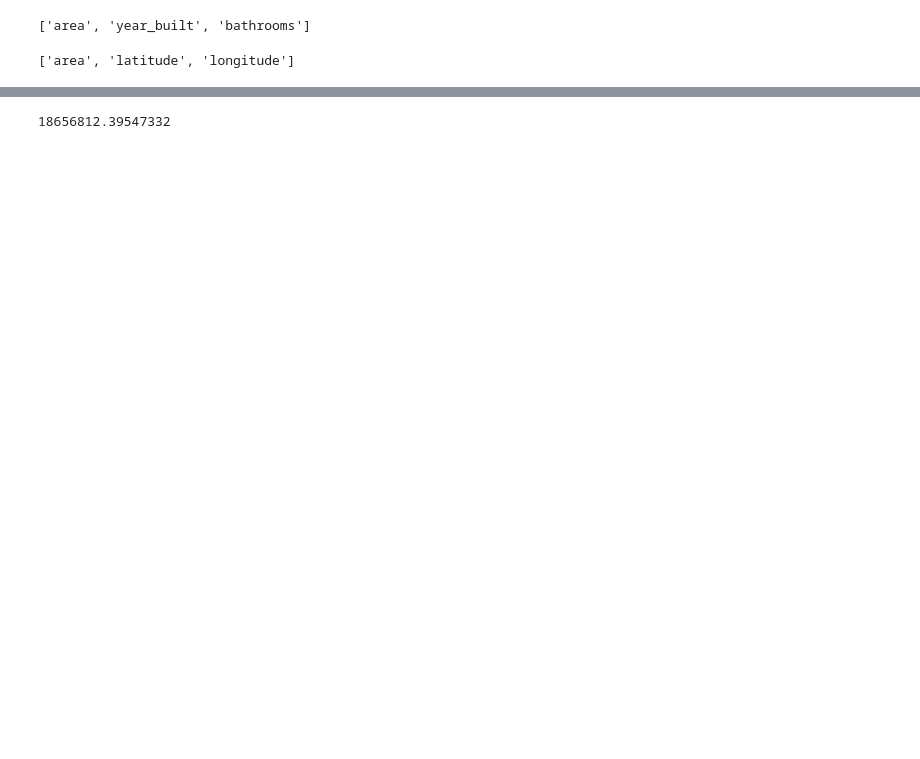
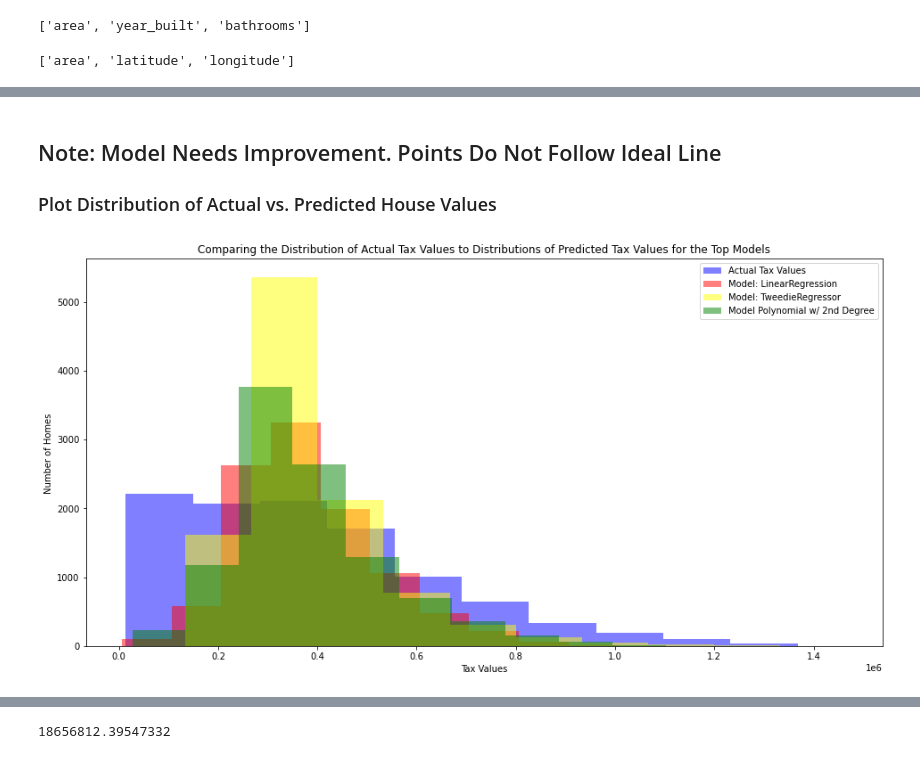
Before and after one commit to kanieladenis/zillow_regression_project, a Jupyter notebook: zillow_regression_project_report.ipynb, the cells around one changed output, grey strips where cells are left out. Saved outputs shown, nothing was run; the diff lists cells and outputs as text; code cells hidden in the pictures; blank space fills up the shorter version.

```diff
--- a/zillow_regression_project_report.ipynb
+++ b/zillow_regression_project_report.ipynb
@@ -228,0 +211,8 @@ metric_df
+# %% [markdown]
+## Note: Model Needs Improvement. Points Do Not Follow Ideal Line
+
+### Plot Distribution of Actual vs. Predicted House Values
+# %%
+viz.viz_2(y_validate)
+# %% [output]
+[figure, added]
```
Also changed, not shown: parts of 40 cells of this notebook, 4 other files.
